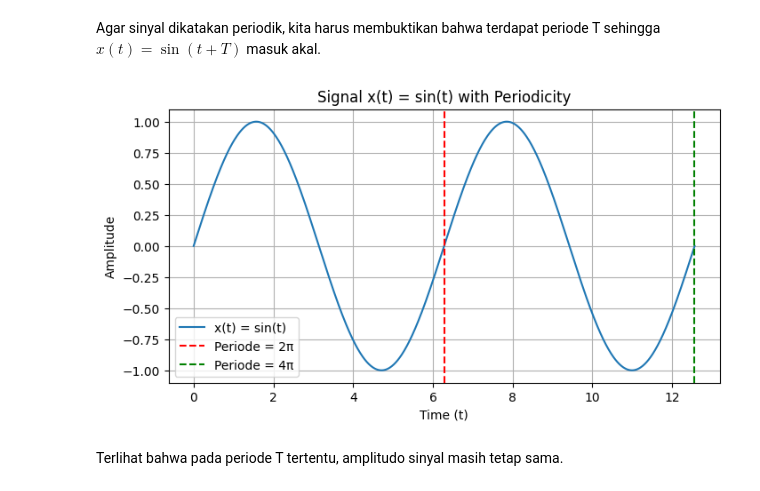
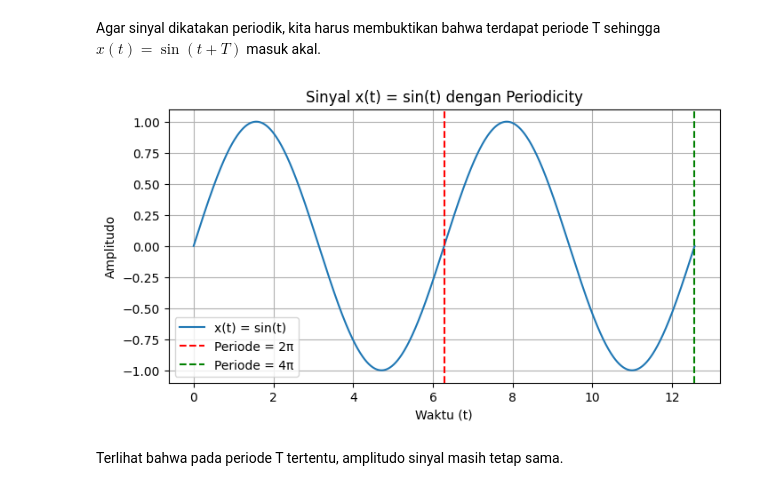
Before and after one commit to Dzuumirrah/Isyarat-dan-Sistem, a Jupyter notebook: tugas-4-week4/answer-notebook.ipynb, the cells around one changed output. Saved outputs shown, nothing was run; the diff lists cells and outputs as text; code cells hidden in the pictures.

```diff
--- a/tugas-4-week4/answer-notebook.ipynb
+++ b/tugas-4-week4/answer-notebook.ipynb
@@ -13,29 +13,30 @@ import matplotlib.pyplot as plt
 # %%
 # Pembuatan grafik
 
 # shortcut
 sin = np.sin
 pi = np.pi
+exp = np.exp
 
 # deklarasi variabel
 t = np.linspace(0, 4 * pi, 1000)  # Meliputi dua periode, 0 - 4π, pada fungsi x(t) = sin(t)
 
 # plot fungsi
 x_t = sin(t)
 
 # Plotting
 plt.figure(figsize=(8, 4))
 plt.plot(t, x_t, label='x(t) = sin(t)')
 plt.axvline(x=2*np.pi, color='r', linestyle='--', label='Periode = 2π')
 plt.axvline(x=4*np.pi, color='g', linestyle='--', label='Periode = 4π')
 plt.title('Sinyal x(t) = sin(t) dengan Periodicity')
 plt.xlabel('Waktu (t)')
 plt.ylabel('Amplitudo')
 plt.grid(True)
 plt.legend()
 plt.show()
 # %% [output]
-[figure, old version]
+[figure, new version]
 # %% [markdown]
 Terlihat bahwa pada periode T tertentu, amplitudo sinyal masih tetap sama.
 # %% [markdown]
```
Also changed, not shown: 1 other file.
